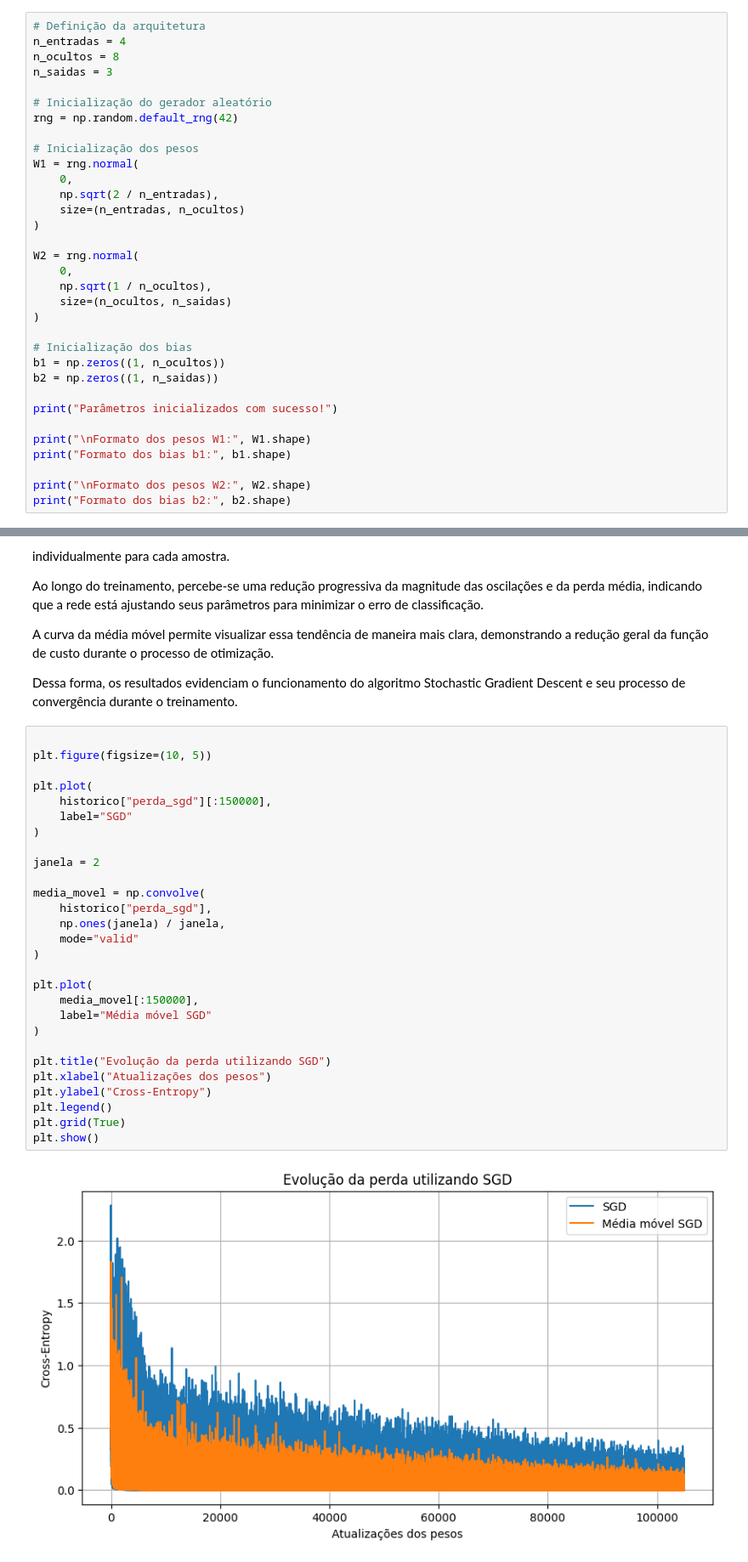
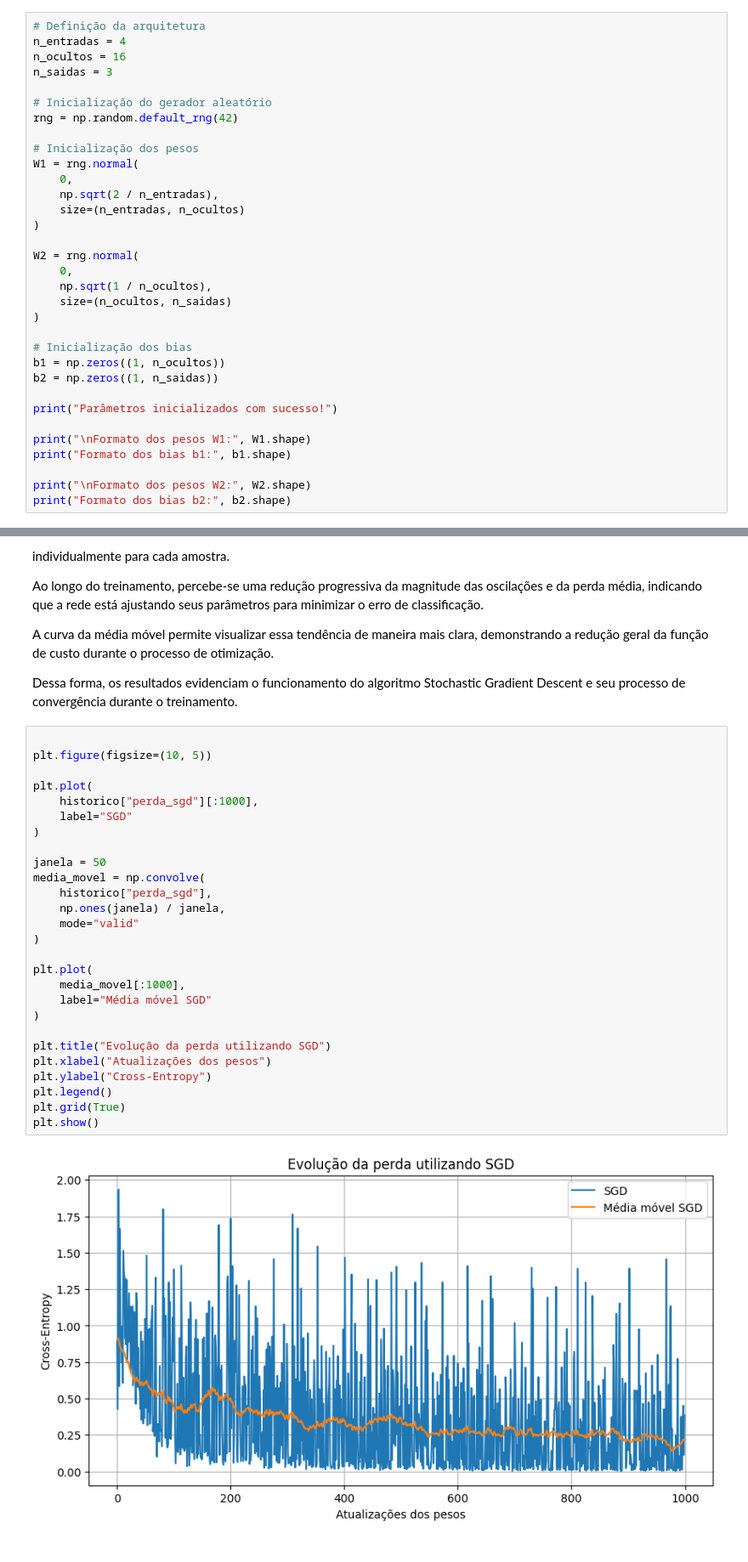
Before and after one commit to pedro-igor-pitl/projeto-iris-NP2, a Jupyter notebook: notebooks/projeto_iris_np2.ipynb, the cells around one changed output, grey strips where cells are left out. Shown at 85% size. Saved outputs shown, nothing was run; the diff lists cells and outputs as text.

Commit message:
Atualização do grafico de evolução de perda do SGD e ajuste para que tenha 16 neuronios na camada oculta

```diff
--- a/notebooks/projeto_iris_np2.ipynb
+++ b/notebooks/projeto_iris_np2.ipynb
@@ -382,7 +382,7 @@ Stochastic Gradient Descent (SGD).
 # %%
 # Definição da arquitetura
 n_entradas = 4
-n_ocultos = 8
+n_ocultos = 16
 n_saidas = 3
 
 # Inicialização do gerador aleatório
@@ -807,33 +807,32 @@ Dessa forma, os resultados evidenciam o funcionamento do algoritmo Stochastic Gr
 # %%
 
 plt.figure(figsize=(10, 5))
 
 plt.plot(
-    historico["perda_sgd"][:150000],
+    historico["perda_sgd"][:1000],
     label="SGD"
 )
 
-janela = 2
-
+janela = 50
 media_movel = np.convolve(
     historico["perda_sgd"],
     np.ones(janela) / janela,
     mode="valid"
 )
 
 plt.plot(
-    media_movel[:150000],
+    media_movel[:1000],
     label="Média móvel SGD"
 )
 
 plt.title("Evolução da perda utilizando SGD")
 plt.xlabel("Atualizações dos pesos")
 plt.ylabel("Cross-Entropy")
 plt.legend()
 plt.grid(True)
 plt.show()
 # %% [output]
-[figure, old version]
+[figure, new version]
 # %%
 plt.figure(figsize=(10, 5))
 
```
Also changed, not shown: parts of 9 cells of this notebook.
